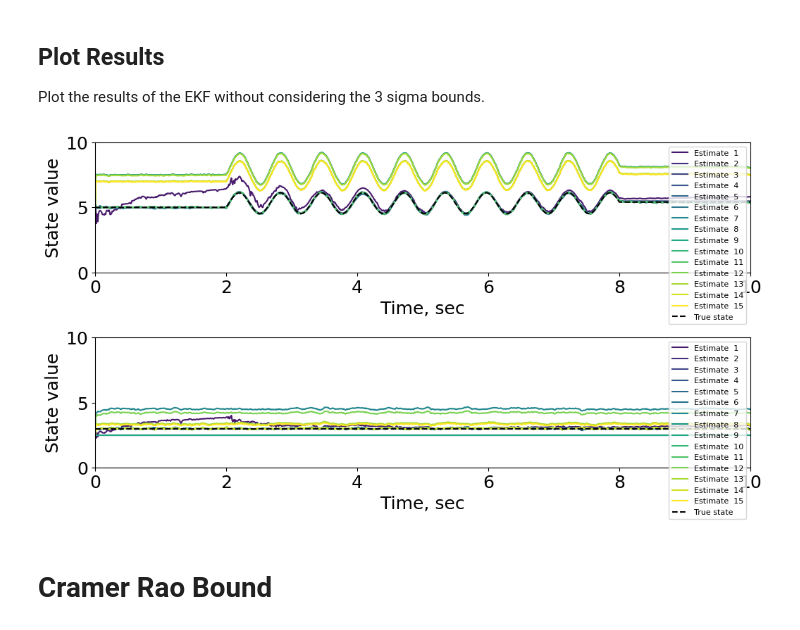
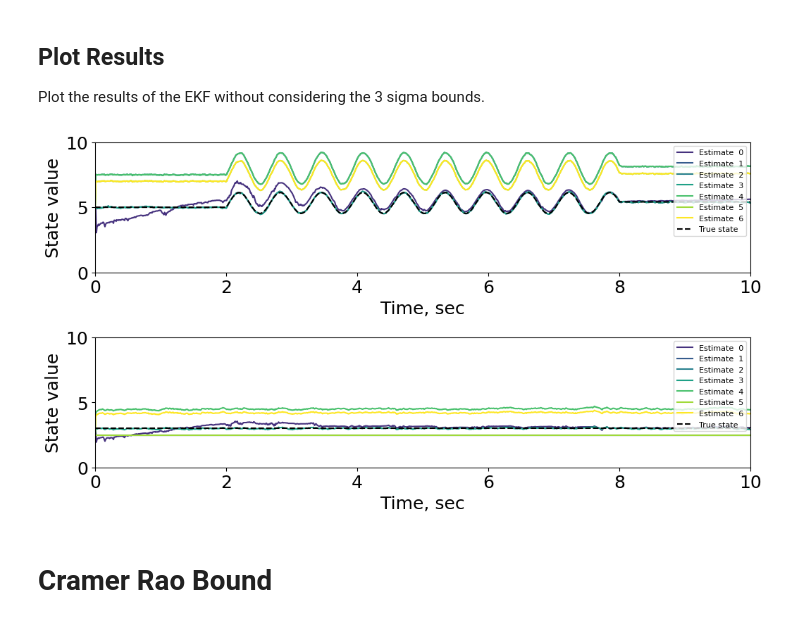
Before and after one commit to jadenmecham/First-Project, a Jupyter notebook: 4 - Nonlinear Camera/5C_EKF_UKF_monocamera_corrected.ipynb, the cells around one changed output. Cells and saved outputs as stored; diff of their text form; code cells hidden in the pictures.

Commit message:
sensor id and heatmap work

```diff
--- a/4 - Nonlinear Camera/5C_EKF_UKF_monocamera_corrected.ipynb
+++ b/4 - Nonlinear Camera/5C_EKF_UKF_monocamera_corrected.ipynb
@@ -161,7 +160,7 @@ def h_d(X, U):
     g, d = np.ravel(X)
     u, = np.ravel(U)
     # define the sensors that I will be giving the EKF
-    sensors = [np.array( [g/d] ), np.array(g), np.array(d), np.array(2*g)]
+    sensors = [np.array( [g/d] ), np.array(g), np.array(2*g)]
     y = np.atleast_2d(np.hstack(sensors)).T
     return y
 # %% [markdown]
@@ -184,11 +183,11 @@ def get_all_R(R_original):
     R_modified = []
 
     for r in range(1, 5):
-        for combo in itertools.combinations(range(4), r):
+        for combo in itertools.combinations(range(3), r):
             matrix = R_original.copy()
 
             # Set large number for diagonals NOT in the combo
-            for i in range(4):
+            for i in range(3):
                 if i not in combo:
                     matrix[i, i] = 1e20
 
@@ -220,22 +219,22 @@ Plot the results of the EKF without considering the 3 sigma bounds.
 # %%
 def kf_plot(num_plots, data, allR, time, states):
     fig, axs = plt.subplots(len(num_plots), 1, figsize=(12, 6))
     fig.subplots_adjust(hspace=0.5)
     cmap = plt.get_cmap('viridis', len(allR)+1)
     for j in range(len(num_plots)):
         for i in range(len(allR)):
-            axs[j].plot(time, data[i][states[j]], label=f'Estimate  {i+1}', color=cmap(i+1))
+            axs[j].plot(time, data[i][states[j]], label=f'Estimate  {i}', color=cmap(i+1))
         axs[j].set_xlabel('Time, sec')
         axs[j].set_ylabel('State value')
         axs[j].set_ylim([0, 10])
         axs[j].set_xlim([0, 10])
         axs[j].plot(time, X[j, :], label='True state', linestyle='--', color='black')
         axs[j].legend(loc='upper right', fontsize=8)
     plt.show()
 
 kf_plot([0, 1], results, R_modified, tsim, ['x0_hat', 'x1_hat'])
 # %% [output]
-[figure, old version]
+[figure, new version]
 # %% [markdown]
 # Cramer Rao Bound
 # %% [markdown]
```
Also changed, not shown: parts of 11 cells of this notebook.
